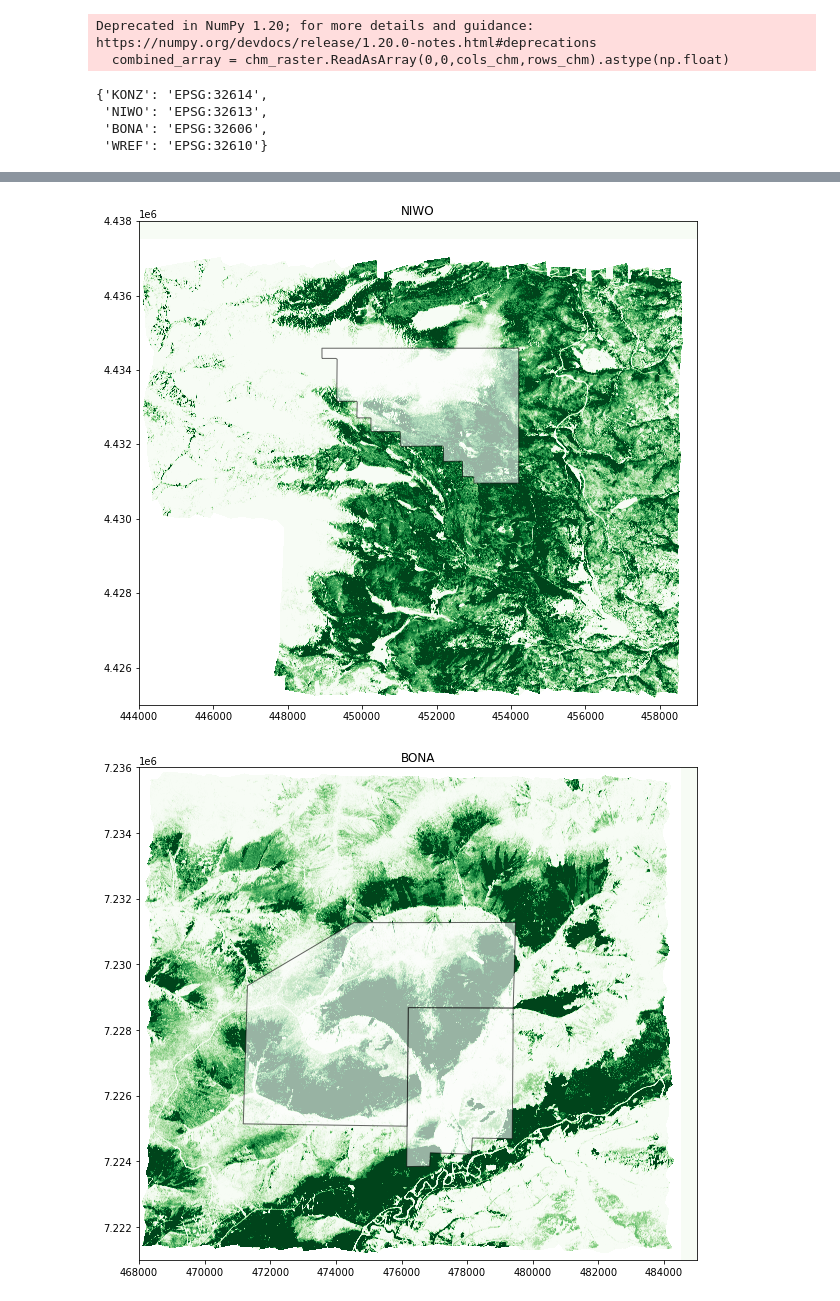
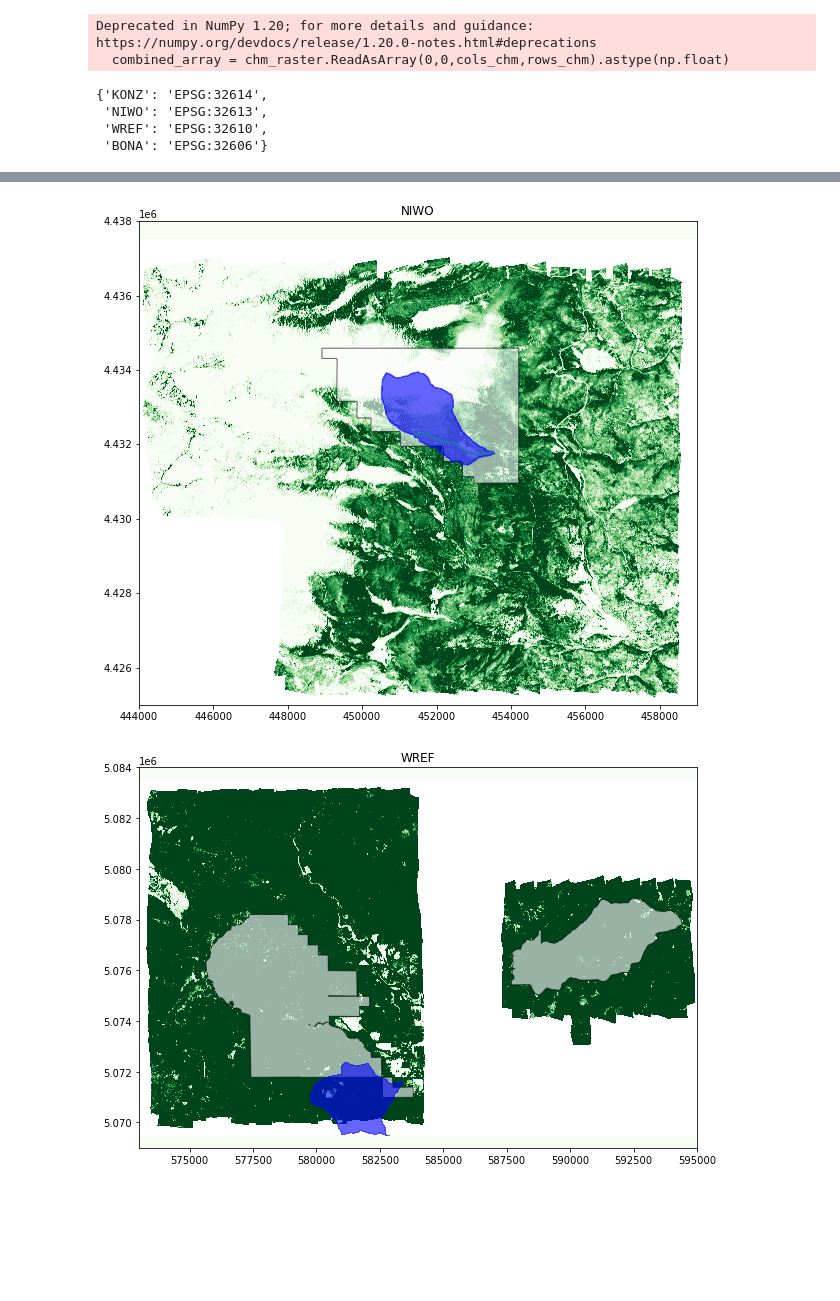
Before and after one commit to hannahconroy/NEON_CO2_Macrosystems_LIDAR, a Jupyter notebook: Project/Site_Boundaries.ipynb, the cells around one changed output, grey strips where cells are left out. Drawn from its saved outputs; the diff is of its cells as text; code cells hidden in the pictures; blank space fills up the shorter version.

Commit message:
Updated site boundary figures.

```diff
--- a/Project/Site_Boundaries.ipynb
+++ b/Project/Site_Boundaries.ipynb
@@ -61,7 +61,7 @@ WREF.plot(ax=ax, facecolor='none', edgecolor='k');
 [figure]
 # %%
 #Plot each site
-site_list = ("KONZ", "ORNL", "NIWO", "BONA","WREF")
+site_list = ("KONZ", "NIWO", "BONA","WREF")
 
 for site in site_list:
     site_map = mysites_gdf[mysites_gdf['siteID'] == site]
@@ -259,17 +259,27 @@ proj_list
 # %% [output]
 {'KONZ': 'EPSG:32614',
  'NIWO': 'EPSG:32613',
- 'BONA': 'EPSG:32606',
- 'WREF': 'EPSG:32610'}
+ 'WREF': 'EPSG:32610',
+ 'BONA': 'EPSG:32606'}
 # %%
 #Plot each site
 
 for site in site_list:
+    #Define site
     site_map = mysites_gdf[mysites_gdf['siteID'] == site]
+    watershed = gdf_watershed[gdf_watershed['siteID'] == site]
+    drainage =  gdf_drainage_line[ gdf_drainage_line['siteID'] == site]
+    #Set CRS
     site_map = site_map.to_crs(proj_list[site])
+    watershed = watershed.to_crs(proj_list[site])
+    drainage = drainage.to_crs(proj_list[site])
+    #plot
     f, ax = plt.subplots(figsize=(10,10))
     ax.set_title(site)
     site_map.plot(ax=ax, facecolor='white', edgecolor='black', alpha = 0.6);
+    watershed.plot(ax=ax, facecolor='blue', edgecolor='blue', alpha = 0.6);
+    drainage.plot(ax=ax)
     ax.imshow(dis[site], extent = extent[site], cmap = 'Greens', vmin=0, vmax=9);
     ax = plt.gca();
+    #fig.savefig(os.path.join(site + '.png'))
 # %% [output]
@@ -277,2 +287,2 @@ for site in site_list:
-[figure, old version]
+[figure, new version]
-[figure, old version]
+[figure, new version]
```
Also changed, not shown: parts of 9 cells of this notebook.
